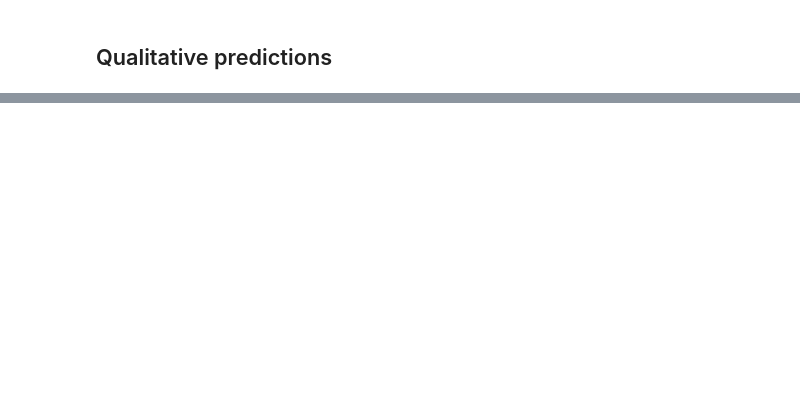
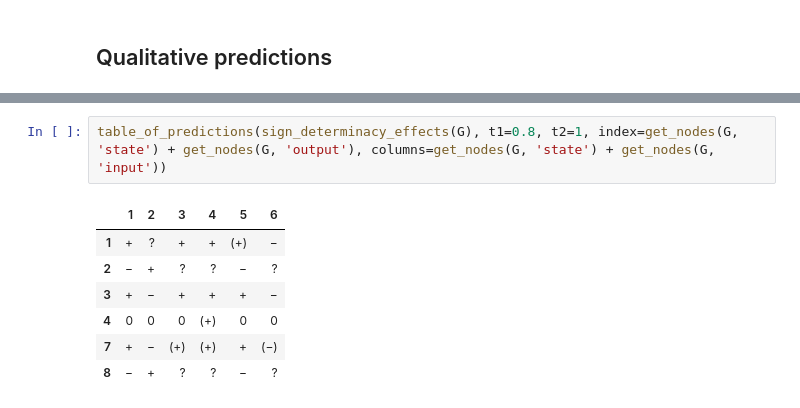
Before and after one commit to jaydenhyman/qmm, a Jupyter notebook: qmm.ipynb, the cells around one changed output, grey strips where cells are left out. Saved outputs shown, nothing was run; the diff lists cells and outputs as text; blank space fills up the shorter version.

```diff
--- a/qmm.ipynb
+++ b/qmm.ipynb
@@ -175,0 +328,10 @@ Qualitative predictions (numerical simulations):
+# %%
+table_of_predictions(sign_determinacy_effects(G), t1=0.8, t2=1, index=get_nodes(G, 'state') + get_nodes(G, 'output'), columns=get_nodes(G, 'state') + get_nodes(G, 'input'))
+# %% [output]
+|  | 1 | 2 | 3 | 4 | 5 | 6 |
+| 1 | + | ? | + | + | (+) | − |
+| 2 | − | + | ? | ? | − | ? |
+| 3 | + | − | + | + | + | − |
+| 4 | 0 | 0 | 0 | (+) | 0 | 0 |
+| 7 | + | − | (+) | (+) | + | (−) |
+| 8 | − | + | ? | ? | − | ? |
```
Also changed, not shown: parts of 106 cells of this notebook, 16 other files.
